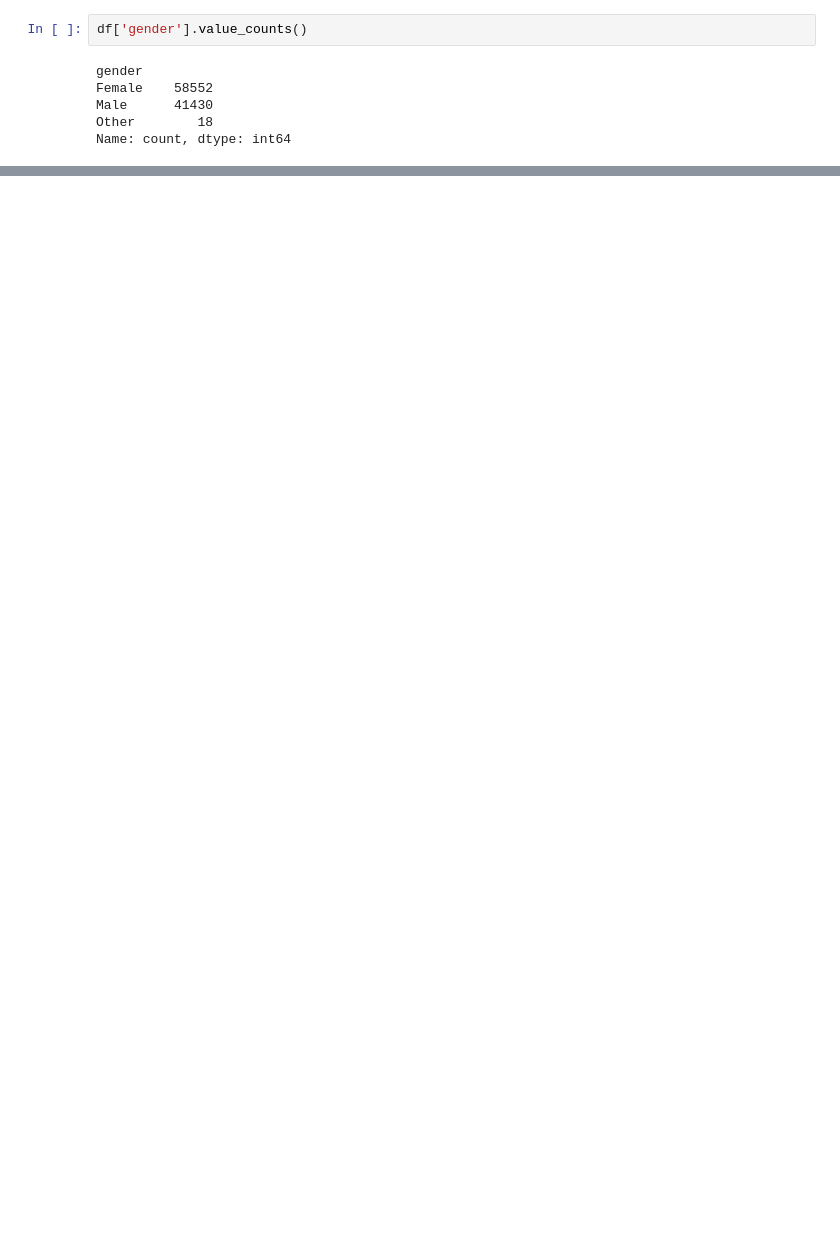
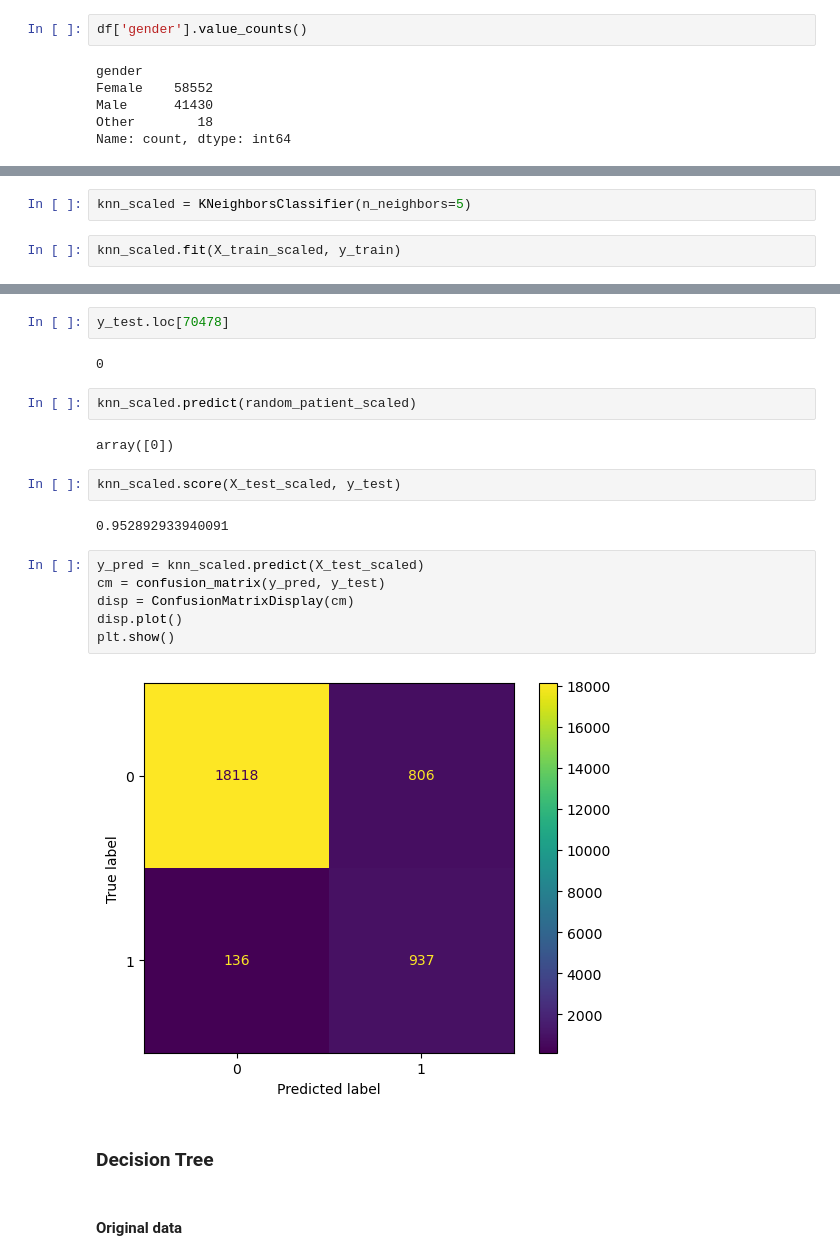
Before and after one commit to TebasMartinez/mini-project-ml-predictive-model-development-and-analysis, a Jupyter notebook: main.ipynb, the cells around one changed output, grey strips where cells are left out. Cells and saved outputs as stored; diff of their text form; blank space fills up the shorter version.

```diff
--- a/main.ipynb
+++ b/main.ipynb
@@ -131,0 +242,4 @@ plt.show()
+# %%
+knn_scaled = KNeighborsClassifier(n_neighbors=5)
+# %%
+knn_scaled.fit(X_train_scaled, y_train)
@@ -131,0 +255,24 @@ plt.show()
+# %%
+y_test.loc[70478]
+# %% [output]
+0
+# %%
+knn_scaled.predict(random_patient_scaled)
+# %% [output]
+array([0])
+# %%
+knn_scaled.score(X_test_scaled, y_test)
+# %% [output]
+0.952892933940091
+# %%
+y_pred = knn_scaled.predict(X_test_scaled)
+cm = confusion_matrix(y_pred, y_test)
+disp = ConfusionMatrixDisplay(cm)
+disp.plot()
+plt.show()
+# %% [output]
+[figure, added]
+# %% [markdown]
+### Decision Tree
+# %% [markdown]
+#### Original data
```
Also changed, not shown: parts of 62 cells of this notebook.
